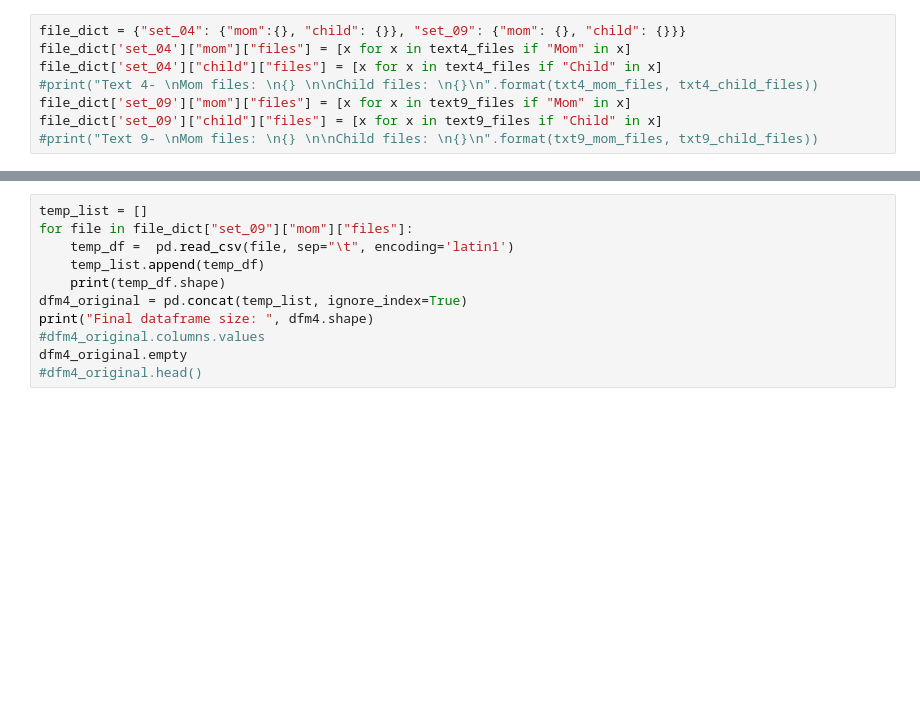
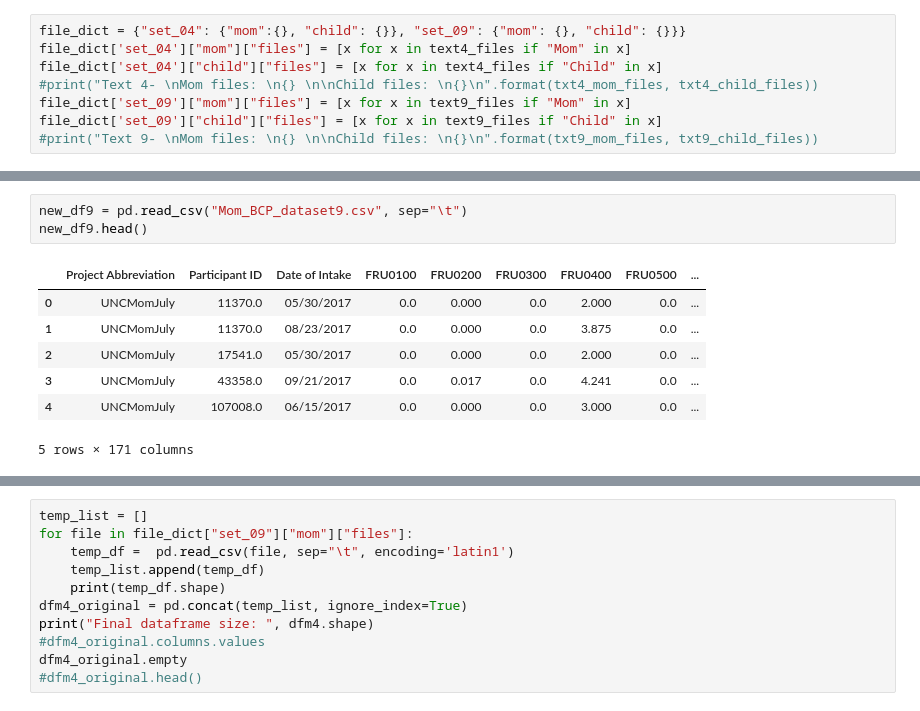
Before and after one commit to niblunc/BCP, a Jupyter notebook: draft2.ipynb, the cells around one changed output, grey strips where cells are left out. Drawn from its saved outputs; the diff is of its cells as text; blank space fills up the shorter version.

```diff
--- a/draft2.ipynb
+++ b/draft2.ipynb
@@ -33,0 +120,11 @@ False
+# %%
+new_df9 = pd.read_csv("Mom_BCP_dataset9.csv", sep="\t")
+new_df9.head()
+# %% [output]
+|  | Project Abbreviation | Participant ID | Date of Intake | FRU0100 | FRU0200 | FRU0300 | FRU0400 | FRU0500 | ... |
+| 0 | UNCMomJuly | 11370.0 | 05/30/2017 | 0.0 | 0.000 | 0.0 | 2.000 | 0.0 | ... |
+| 1 | UNCMomJuly | 11370.0 | 08/23/2017 | 0.0 | 0.000 | 0.0 | 3.875 | 0.0 | ... |
+| 2 | UNCMomJuly | 17541.0 | 05/30/2017 | 0.0 | 0.000 | 0.0 | 2.000 | 0.0 | ... |
+| 3 | UNCMomJuly | 43358.0 | 09/21/2017 | 0.0 | 0.017 | 0.0 | 4.241 | 0.0 | ... |
+| 4 | UNCMomJuly | 107008.0 | 06/15/2017 | 0.0 | 0.000 | 0.0 | 3.000 | 0.0 | ... |
+5 rows × 171 columns
```
Also changed, not shown: parts of 13 cells of this notebook, 9 other files.
